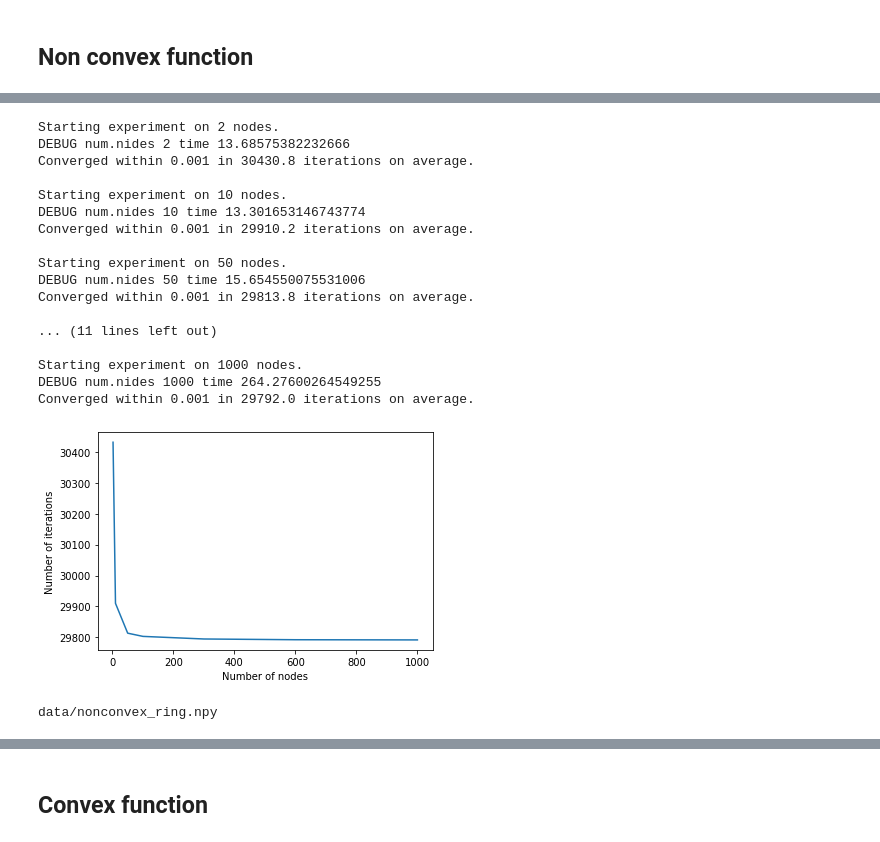
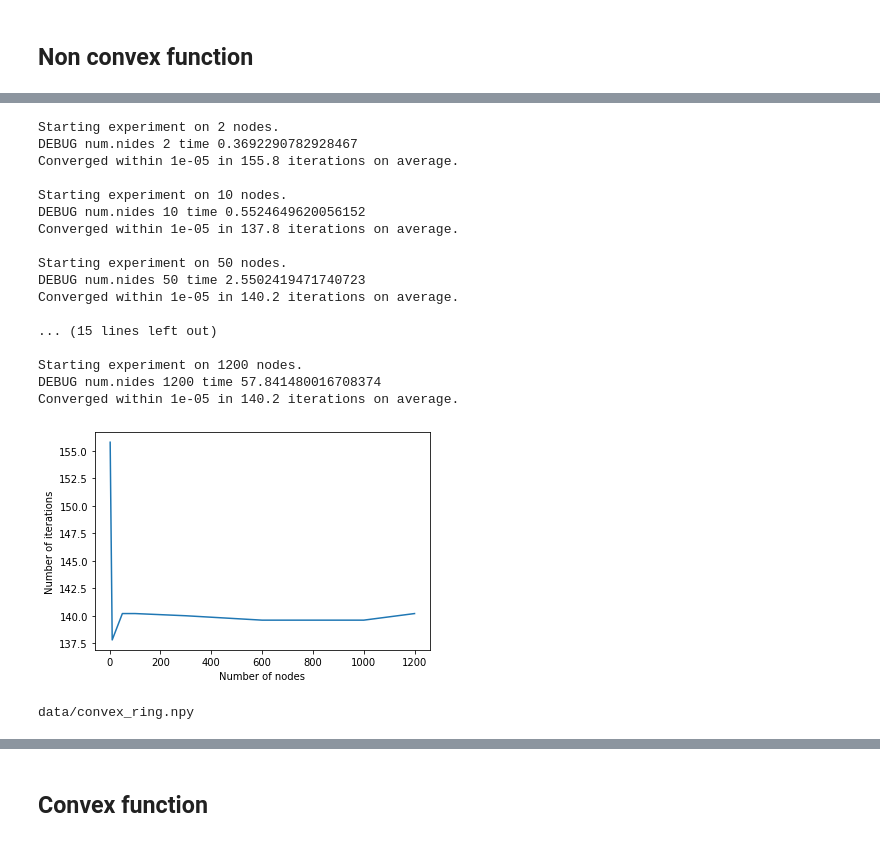
Before and after one commit to Katerina5649/OptML, a Jupyter notebook: experiments.ipynb, the cells around one changed output, grey strips where cells are left out. Saved outputs shown, nothing was run; the diff lists cells and outputs as text; code cells hidden in the pictures.

```diff
--- a/experiments.ipynb
+++ b/experiments.ipynb
@@ -29,6 +29,7 @@ def decentralizedSGD(x0, lr, max_iter, eps, W, oracle):
         y_t = x_t - lr * df
         x_t = y_t @ W
 
+        '''
         if (oracle.getType() == "strongly convex") and (itr > 0):
             err, sum_ = accuracy_check_iter(x_prev, current_sum, itr, oracle, x_t)
             error = err
@@ -39,8 +40,10 @@ def decentralizedSGD(x0, lr, max_iter, eps, W, oracle):
             error = err
             current_sum = sum_
             errors.append(error)
-        #error = accuracy_check_err(x_t, x_star)
-        #errors.append(error)
+        '''
+
+        error = accuracy_check_err(x_t, x_star)
+        errors.append(error)
 
         itr += 1
 
@@ -61,7 +64,8 @@ def MetropolisHastings(W):
                 W[j, i] = weight
 
     for i in range(W.shape[0]):
-        W[i, i] = 1 - (np.sum(W, axis = 0)[i] - 1.0) # Remove 1 because counts self weight of 1 from adjacency matrix W
+        if W[i, i] != 0:
+            W[i, i] = 1 - (np.sum(W, axis = 0)[i] - 1.0) # Remove 1 because counts self weight of 1 from adjacency matrix W
 
     return W
 
@@ -117,6 +121,21 @@ def buildTopology(n_nodes, topology):
 
         return MetropolisHastings(W)
 
+    elif topology == "path":
+
+        connections = {} # adjacency list
+
+        for node in range(n_nodes):
+
+            if node != n_nodes - 1:
+                connections[node] = [node, node + 1]
+            else:
+                connections[node] = [node]
+
+        W = toMatrix(n_nodes, connections)
+
+        return MetropolisHastings(W)
+
     else:
         print("Wrong topology")
 
@@ -167,11 +186,11 @@ def plotIter(num_nodes, iters):
 # %%
 save_folder = "data/"
 
-n_params = 8
+n_params = 10
 max_iter = np.inf
 number_exp = 5
 
-num_nodes = [2, 10, 50, 100, 300, 600, 1000]
+num_nodes = [2, 10, 50, 100, 300, 600, 1000, 1200]
 # %% [markdown]
 ## Non convex function
 # %%
@@ -179,7 +198,7 @@ func_type = "non convex"
 # %%
 topology = "dense"
 lr = 1e-1
-threshold = 1e-3
+threshold = 1e-5
 
 means, results = experiment(num_nodes, n_params, topology, func_type, max_iter, lr, threshold, number_exp)
 
@@ -213,37 +232,37 @@ data/nonconvex_dense.npy
 # %%
 topology = "ring"
 lr = 1e-1
-threshold = 1e-3
+threshold = 1e-5
 
 means, results = experiment(num_nodes, n_params, topology, func_type, max_iter, lr, threshold, number_exp)
 
 plotIter(num_nodes, means)
 
 filename = save_folder + func_type.replace(" ", "") + "_" + topology + ".npy"
 print(filename)
 
 with open(filename, 'wb') as f:
     np.save(f, results)
 # %% [output]
 Starting experiment on 2 nodes.
-DEBUG num.nides 2 time 13.68575382232666
-Converged within 0.001 in 30430.8 iterations on average.
+DEBUG num.nides 2 time 0.3692290782928467
+Converged within 1e-05 in 155.8 iterations on average.
 
 Starting experiment on 10 nodes.
-DEBUG num.nides 10 time 13.301653146743774
-Converged within 0.001 in 29910.2 iterations on average.
+DEBUG num.nides 10 time 0.5524649620056152
+Converged within 1e-05 in 137.8 iterations on average.
 
 Starting experiment on 50 nodes.
-DEBUG num.nides 50 time 15.654550075531006
-Converged within 0.001 in 29813.8 iterations on average.
+DEBUG num.nides 50 time 2.5502419471740723
+Converged within 1e-05 in 140.2 iterations on average.
 
-... (11 lines left out)
+... (15 lines left out)
 
-Starting experiment on 1000 nodes.
-DEBUG num.nides 1000 time 264.27600264549255
-Converged within 0.001 in 29792.0 iterations on average.
+Starting experiment on 1200 nodes.
+DEBUG num.nides 1200 time 57.841480016708374
+Converged within 1e-05 in 140.2 iterations on average.
-[figure, old version]
+[figure, new version]
-data/nonconvex_ring.npy
+data/convex_ring.npy
 # %%
 topology = "centralized"
 lr = 1e-1
```
Also changed, not shown: parts of 9 cells of this notebook, 6 other files.
